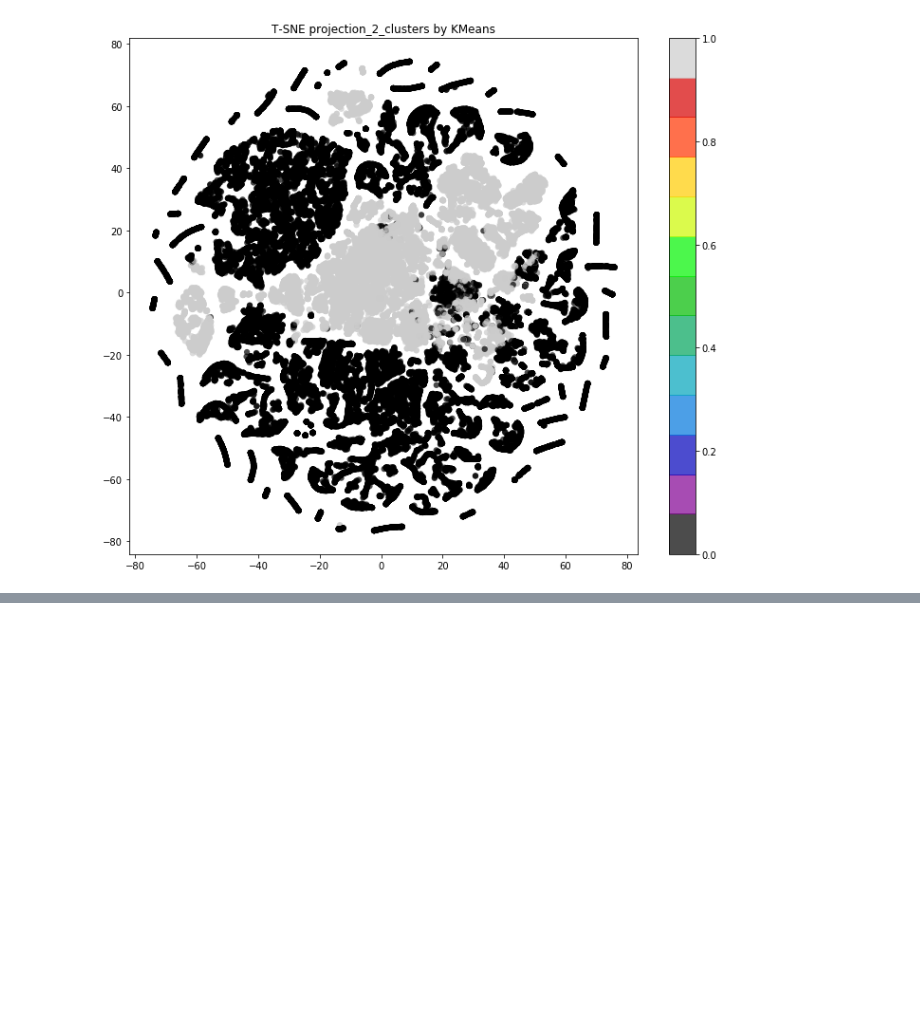
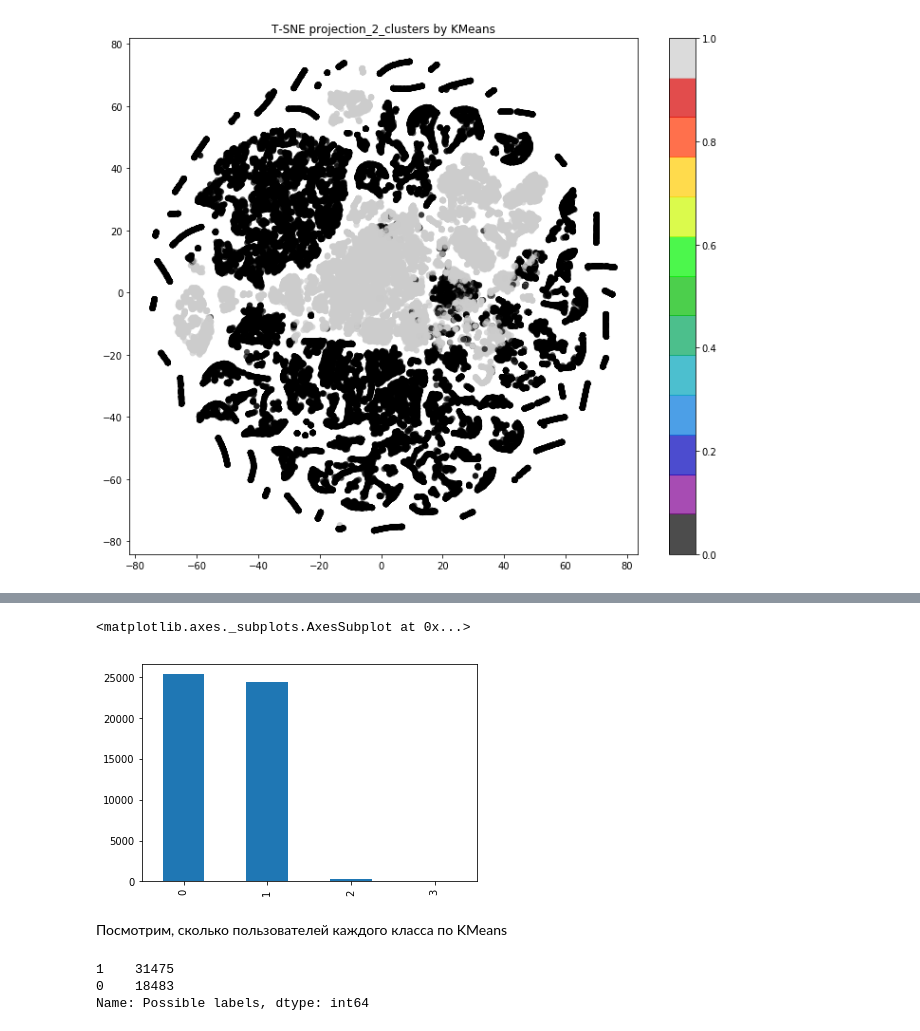
Before and after one commit to BassKot/AF, a Jupyter notebook: Test.ipynb, the cells around one changed output, grey strips where cells are left out. Drawn from its saved outputs; the diff is of its cells as text; code cells hidden in the pictures; blank space fills up the shorter version.

```diff
--- a/Test.ipynb
+++ b/Test.ipynb
@@ -256,0 +346,13 @@ ax.scatter(X_t3[:, 0], X_t3[:, 1], X_t3[:, 2],c=y)
+# %%
+data1[73].value_counts().plot(kind='bar')
+# %% [output]
+<matplotlib.axes._subplots.AxesSubplot at 0x...>
+[figure, added]
+# %% [markdown]
+Посмотрим, сколько пользователей каждого класса по KMeans
+# %%
+data1['Possible labels'].value_counts()
+# %% [output]
+1    31475
+0    18483
+Name: Possible labels, dtype: int64
```
Also changed, not shown: parts of 30 cells of this notebook.
